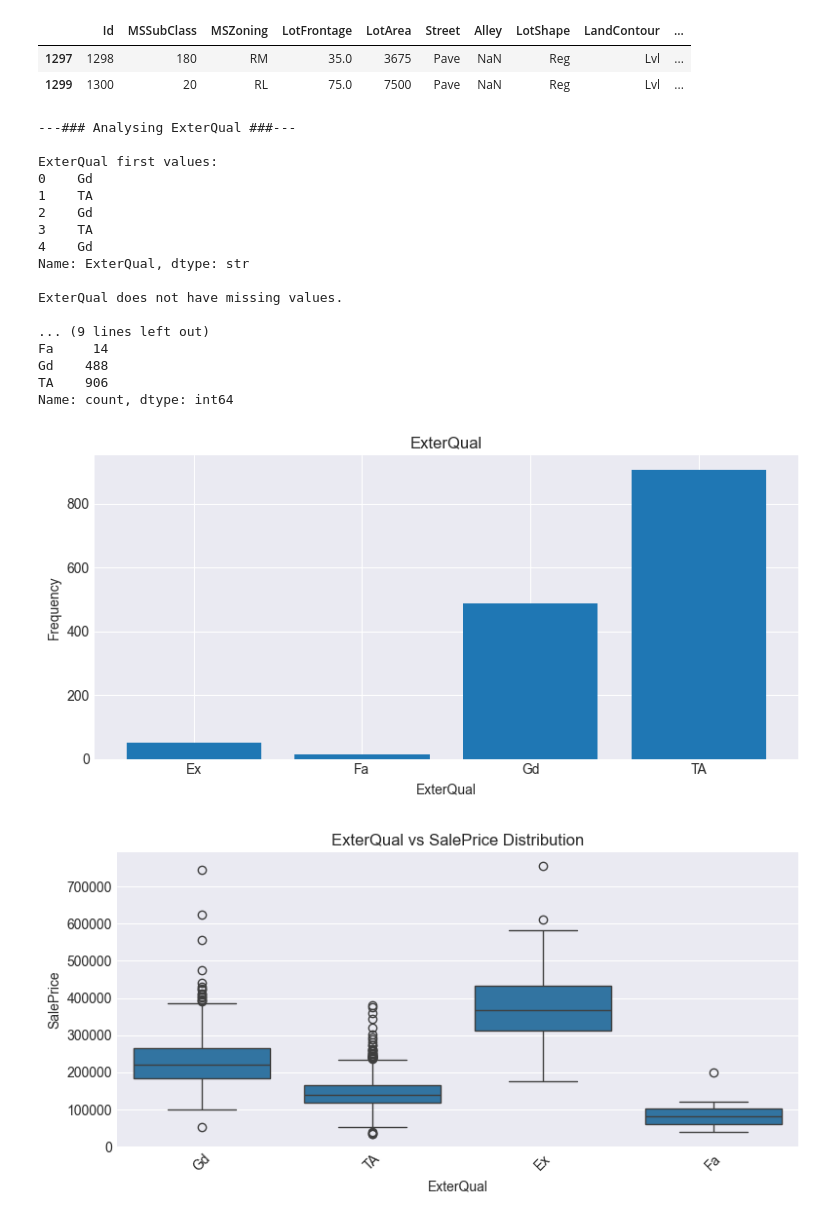
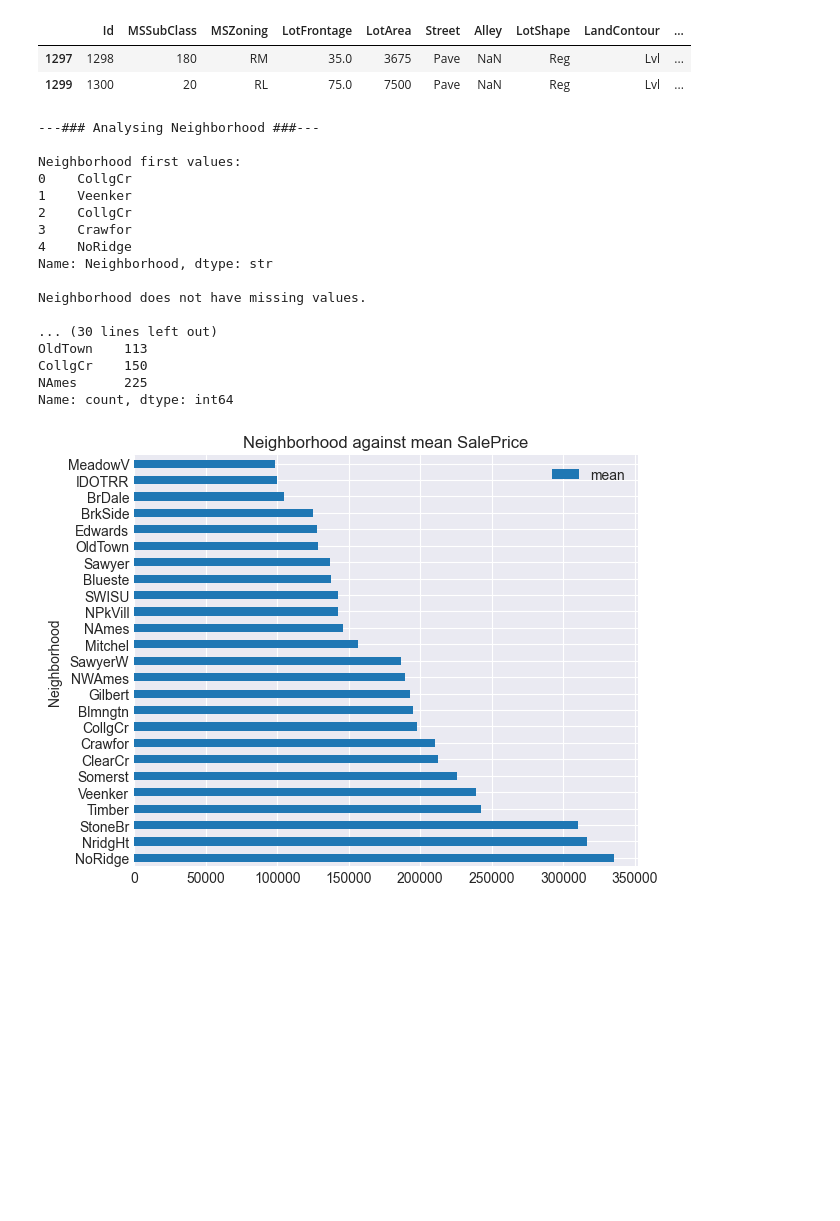
Before and after one commit to lopez-davcio/learning-journal, a Jupyter notebook: ames-housing-regression/ames-housing-analysis.ipynb, the cells around one changed output. Saved outputs shown, nothing was run; the diff lists cells and outputs as text; code cells hidden in the pictures; blank space fills up the shorter version.

Commit message:
EDA: Analyse '1stFlrSF', 'LotArea', 'KitchenQual' and 'Neighborhood'

```diff
--- a/ames-housing-regression/ames-housing-analysis.ipynb
+++ b/ames-housing-regression/ames-housing-analysis.ipynb
@@ -152,37 +152,36 @@ df.iloc[1297:1299]
 # %%
 # instantiate an analyser class object
 analyser = eda_tools.FeatureAnalyser(df, 'SalePrice')
 
 # set feature to study (set to None indexing method not needed)
-feature_importance_index = 6 # index at feature importance list, set it `None` if feature name is used instead
+feature_importance_index = 10 # index at feature importance list, set it `None` if feature name is used instead
 feature_name = None # set it to `None` if index is used instead
 
 # analyse feature indexed by feature importance
 if feature_importance_index != None:
     analyser.autoanalyse_feature(cb_feature_importances.index[feature_importance_index])
 
 # analyse feature indexed by name
 if feature_name != None:
     analyser.autoanalyse_feature(feature_name)
 # %% [output]
----### Analysing ExterQual ###---
+---### Analysing Neighborhood ###---
 
-ExterQual first values:
-0    Gd
-1    TA
-2    Gd
-3    TA
-4    Gd
-Name: ExterQual, dtype: str
+Neighborhood first values:
+0    CollgCr
+1    Veenker
+2    CollgCr
+3    Crawfor
+4    NoRidge
+Name: Neighborhood, dtype: str
 
-ExterQual does not have missing values.
+Neighborhood does not have missing values.
 
-... (9 lines left out)
-Fa     14
-Gd    488
-TA    906
+... (30 lines left out)
+OldTown    113
+CollgCr    150
+NAmes      225
 Name: count, dtype: int64
-[figure, old version]
+[figure, new version]
-[figure, removed]
 # %%
 # save feature engineering tasks to perform to roadmap json file
```
Also changed, not shown: parts of 3 cells of this notebook, 1 other file.
